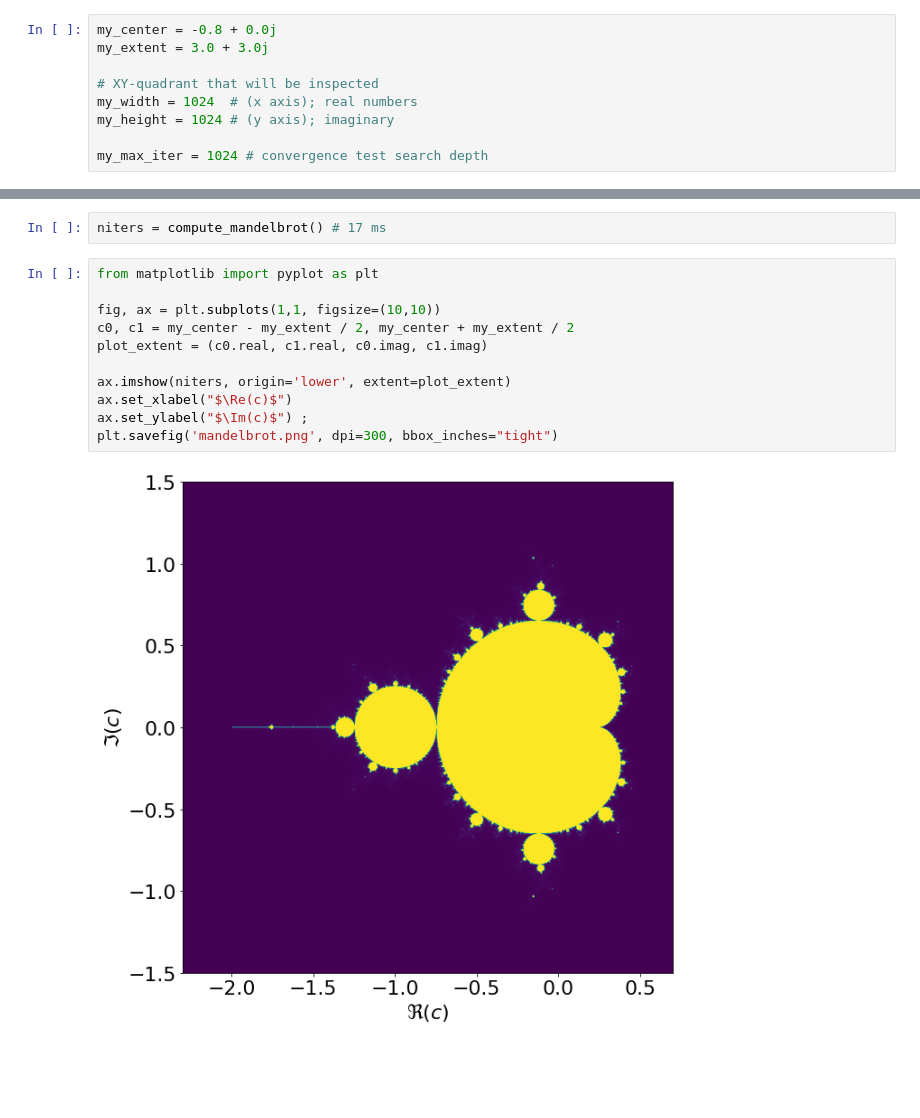
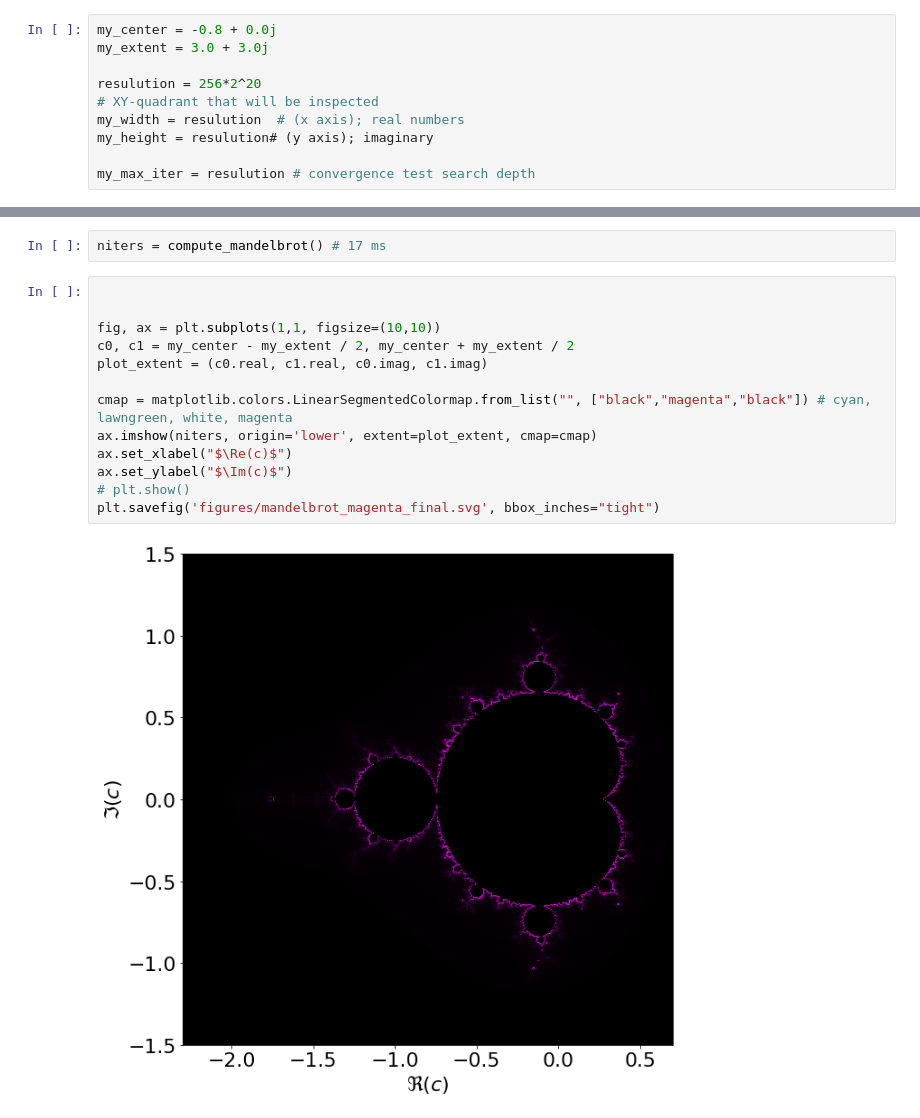
Before and after one commit to PaulHosek/Stochastic_simulation, a Jupyter notebook: fast_mandelbrot.ipynb, the cells around one changed output, grey strips where cells are left out. Drawn from its saved outputs; the diff is of its cells as text; blank space fills up the shorter version.

Commit message:
- fast mandelbrot, pretty picture

```diff
--- a/fast_mandelbrot.ipynb
+++ b/fast_mandelbrot.ipynb
@@ -10,11 +15,12 @@ plt.rcParams["font.size"] = 22
 my_center = -0.8 + 0.0j
 my_extent = 3.0 + 3.0j
 
+resulution = 256*2^20
 # XY-quadrant that will be inspected
-my_width = 1024  # (x axis); real numbers
-my_height = 1024 # (y axis); imaginary
+my_width = resulution  # (x axis); real numbers
+my_height = resulution# (y axis); imaginary
 
-my_max_iter = 1024 # convergence test search depth
+my_max_iter = resulution # convergence test search depth
 # %%
 @nb.vectorize
 def mandelbrot(c, max_iter=my_max_iter):
@@ -46,15 +53,17 @@ def compute_mandelbrot(width=my_width, height=my_height, center=my_center, exten
 # %%
 niters = compute_mandelbrot() # 17 ms
 # %%
-from matplotlib import pyplot as plt
+
 
 fig, ax = plt.subplots(1,1, figsize=(10,10))
 c0, c1 = my_center - my_extent / 2, my_center + my_extent / 2
 plot_extent = (c0.real, c1.real, c0.imag, c1.imag)
 
-ax.imshow(niters, origin='lower', extent=plot_extent)
+cmap = matplotlib.colors.LinearSegmentedColormap.from_list("", ["black","magenta","black"]) # cyan, lawngreen, white, magenta
+ax.imshow(niters, origin='lower', extent=plot_extent, cmap=cmap)
 ax.set_xlabel("$\Re(c)$")
-ax.set_ylabel("$\Im(c)$") ;
-plt.savefig('mandelbrot.png', dpi=300, bbox_inches="tight")
+ax.set_ylabel("$\Im(c)$")
+# plt.show()
+plt.savefig('figures/mandelbrot_magenta_final.svg', bbox_inches="tight")
 # %% [output]
-[figure, old version]
+[figure, new version]
```
Also changed, not shown: parts of 3 cells of this notebook.
